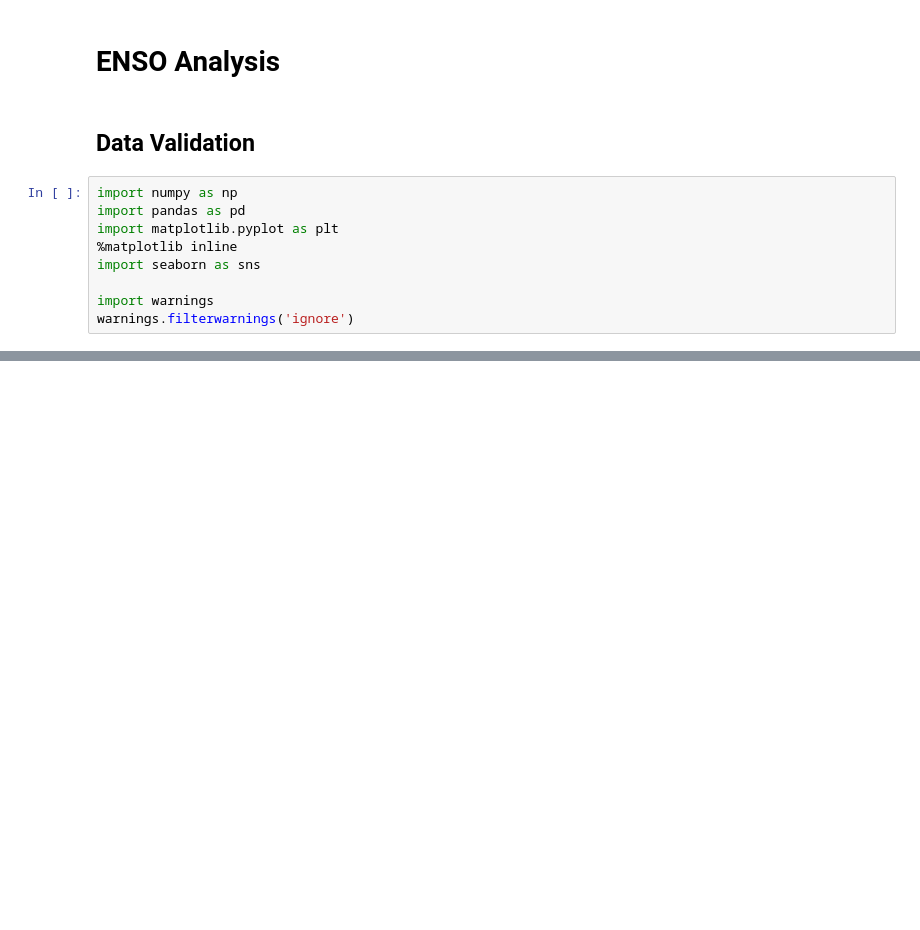
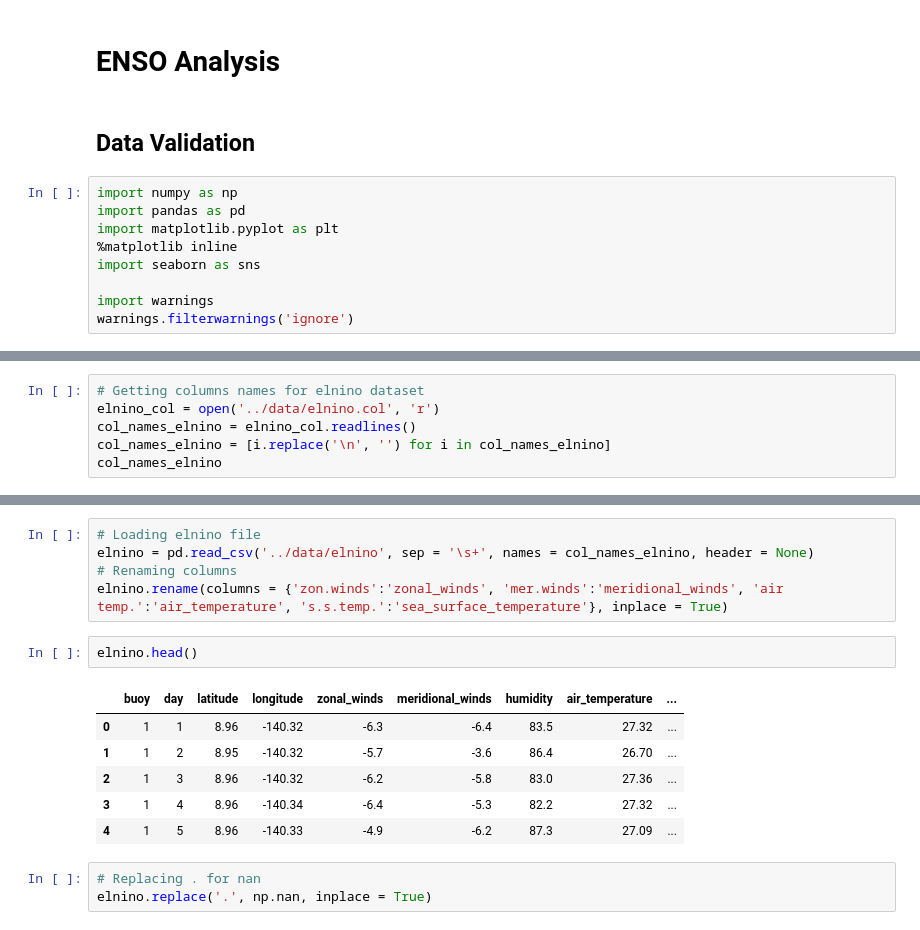
Before and after one commit to agraglez/enso-analysis, a Jupyter notebook: notebooks/enso-analysis.ipynb, the cells around one changed output, grey strips where cells are left out. Cells and saved outputs as stored; diff of their text form; blank space fills up the shorter version.

Commit message:
Data validation

```diff
--- a/notebooks/enso-analysis.ipynb
+++ b/notebooks/enso-analysis.ipynb
@@ -44,0 +113,6 @@ tao.head()
+# %%
+# Getting columns names for elnino dataset
+elnino_col = open('../data/elnino.col', 'r')
+col_names_elnino = elnino_col.readlines()
+col_names_elnino = [i.replace('\n', '') for i in col_names_elnino]
+col_names_elnino
@@ -44,0 +129,17 @@ tao.head()
+# %%
+# Loading elnino file
+elnino = pd.read_csv('../data/elnino', sep = '\s+', names = col_names_elnino, header = None)
+# Renaming columns
+elnino.rename(columns = {'zon.winds':'zonal_winds', 'mer.winds':'meridional_winds', 'air temp.':'air_temperature', 's.s.temp.':'sea_surface_temperature'}, inplace = True)
+# %%
+elnino.head()
+# %% [output]
+|  | buoy | day | latitude | longitude | zonal_winds | meridional_winds | humidity | air_temperature | ... |
+| 0 | 1 | 1 | 8.96 | -140.32 | -6.3 | -6.4 | 83.5 | 27.32 | ... |
+| 1 | 1 | 2 | 8.95 | -140.32 | -5.7 | -3.6 | 86.4 | 26.70 | ... |
+| 2 | 1 | 3 | 8.96 | -140.32 | -6.2 | -5.8 | 83.0 | 27.36 | ... |
+| 3 | 1 | 4 | 8.96 | -140.34 | -6.4 | -5.3 | 82.2 | 27.32 | ... |
+| 4 | 1 | 5 | 8.96 | -140.33 | -4.9 | -6.2 | 87.3 | 27.09 | ... |
+# %%
+# Replacing . for nan
+elnino.replace('.', np.nan, inplace = True)
```
Also changed, not shown: parts of 48 cells of this notebook.
